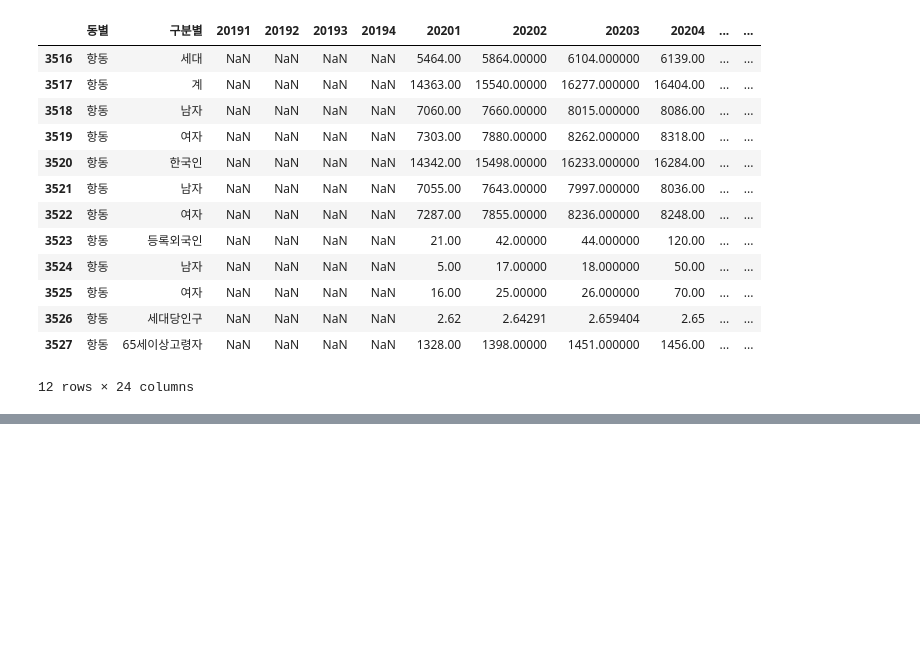
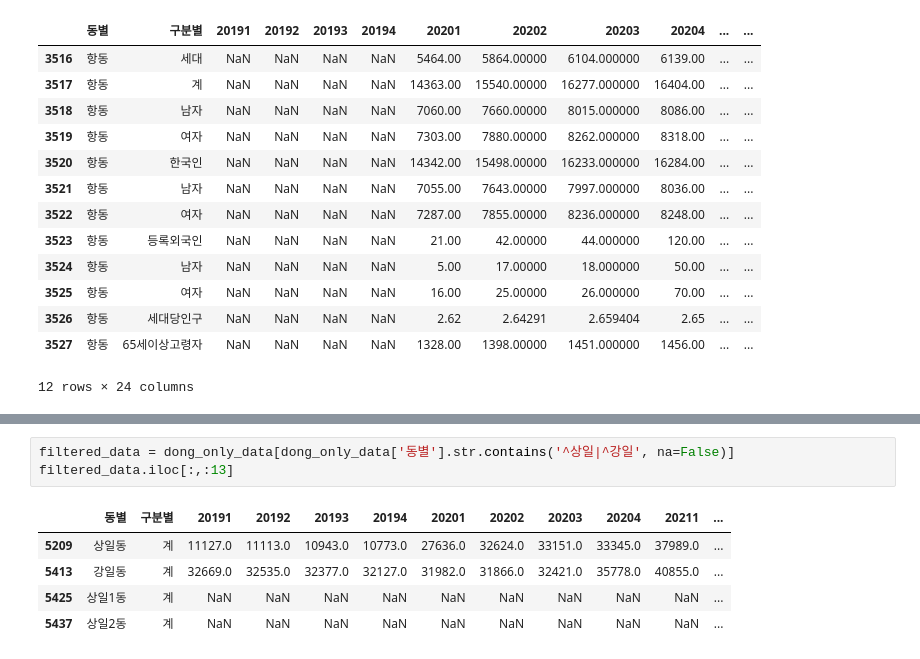
Before and after one commit to icehotcocoa/apt-project, a Jupyter notebook: oos/data/거주인구/서울시 거주인구 (동,분기).ipynb, the cells around one changed output, grey strips where cells are left out. Drawn from its saved outputs; the diff is of its cells as text; blank space fills up the shorter version.

```diff
--- a/oos/data/서울시 거주인구 (동,분기).ipynb
+++ b/oos/data/거주인구/서울시 거주인구 (동,분기).ipynb
@@ -150,0 +258,9 @@ data2[data2['동별'] == '항동']
+# %%
+filtered_data = dong_only_data[dong_only_data['동별'].str.contains('^상일|^강일', na=False)]
+filtered_data.iloc[:,:13]
+# %% [output]
+|  | 동별 | 구분별 | 20191 | 20192 | 20193 | 20194 | 20201 | 20202 | 20203 | 20204 | 20211 | ... |
+| 5209 | 상일동 | 계 | 11127.0 | 11113.0 | 10943.0 | 10773.0 | 27636.0 | 32624.0 | 33151.0 | 33345.0 | 37989.0 | ... |
+| 5413 | 강일동 | 계 | 32669.0 | 32535.0 | 32377.0 | 32127.0 | 31982.0 | 31866.0 | 32421.0 | 35778.0 | 40855.0 | ... |
+| 5425 | 상일1동 | 계 | NaN | NaN | NaN | NaN | NaN | NaN | NaN | NaN | NaN | ... |
+| 5437 | 상일2동 | 계 | NaN | NaN | NaN | NaN | NaN | NaN | NaN | NaN | NaN | ... |
```
Also changed, not shown: parts of 12 cells of this notebook, 2 other files.
